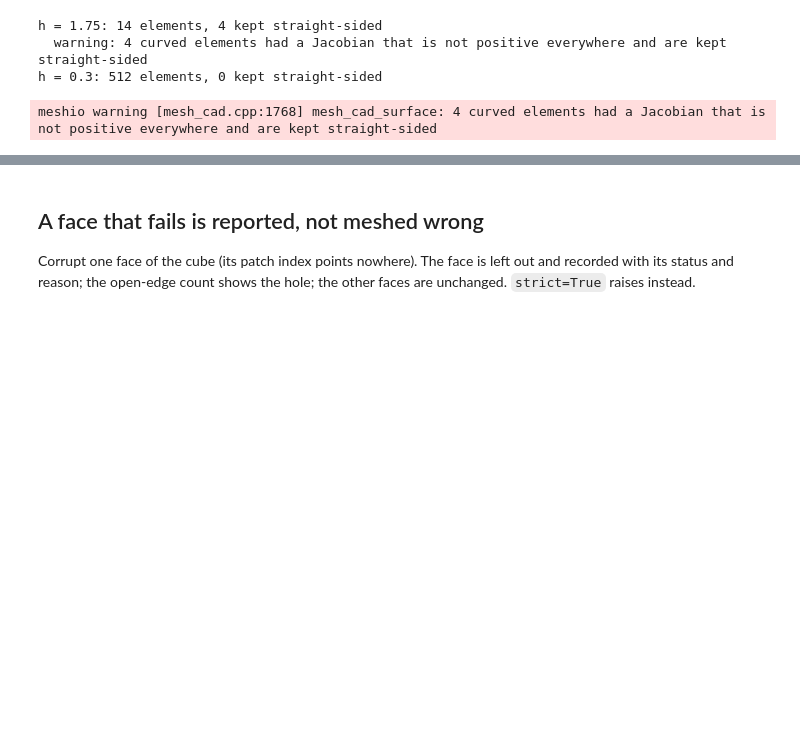
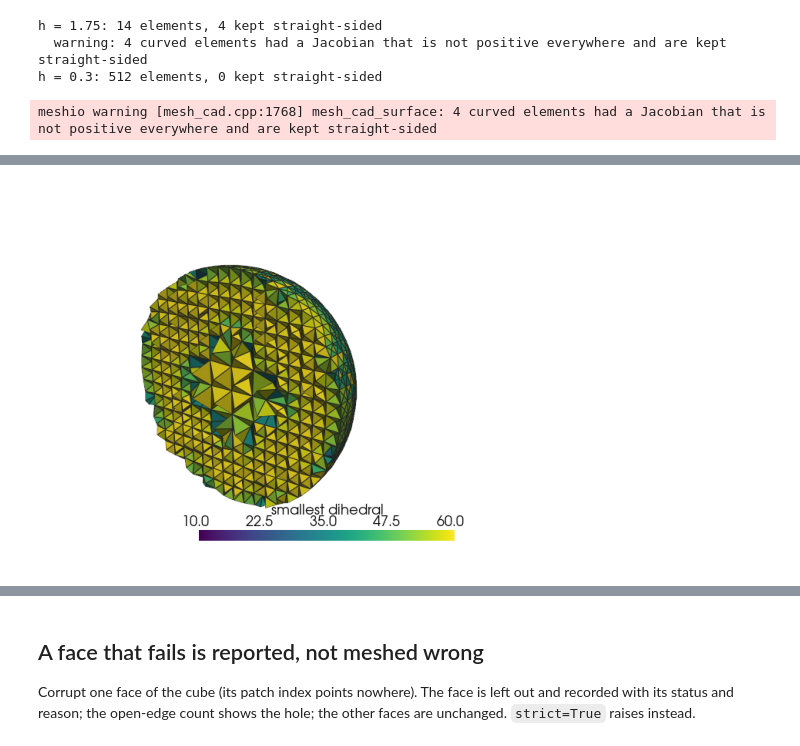
Before and after one commit to loumalouomega/meshioplusplus, a Jupyter notebook: example/python/42_mesh_cad_surface.ipynb, the cells around one changed output, grey strips where cells are left out. Drawn from its saved outputs; the diff is of its cells as text; code cells hidden in the pictures; blank space fills up the shorter version.

```diff
--- a/example/python/42_mesh_cad_surface.ipynb
+++ b/example/python/42_mesh_cad_surface.ipynb
@@ -629,0 +634,81 @@ meshio warning [mesh_cad.cpp:1768] mesh_cad_surface: 4 curved elements had a Jac
+# %%
+def tet_volume(mesh):
+    p = np.asarray(mesh.points)
+    t = np.concatenate([c.data for c in mesh.cells if c.type == 'tetra'])
+    a, b, d = p[t[:, 1]] - p[t[:, 0]], p[t[:, 2]] - p[t[:, 0]], p[t[:, 3]] - p[t[:, 0]]
+    return np.abs(np.einsum('ij,ij->i', a, np.cross(b, d))).sum() / 6.0, t
+
+
+def min_dihedrals(p, t):
+    """Each tetrahedron's smallest dihedral angle, in degrees."""
+    x = p[t]
+    faces = [(1, 2, 3), (0, 2, 3), (0, 1, 3), (0, 1, 2)]
+    n = []
+    for opposite, (i, j, k) in enumerate(faces):
+        v = np.cross(x[:, j] - x[:, i], x[:, k] - x[:, i])
+        inward = np.einsum('ij,ij->i', v, x[:, opposite] - x[:, i]) > 0
+        v[inward] *= -1  # every normal outward
+        n.append(v / np.linalg.norm(v, axis=1)[:, None])
+    ang = [180.0 - np.degrees(np.arccos(np.clip(np.einsum('ij,ij->i', n[a], n[b]), -1, 1)))
+           for a in range(4) for b in range(a + 1, 4)]
+    return np.min(ang, axis=0), np.max(ang, axis=0)
+
+
+h = 0.2
+volumes = {}
+for name, gradings in (('sphere', ('graded', 'uniform')), ('unit_cube', ('uniform',))):
+    skin = mp.mesh_cad_surface(solids[name], h, min_angle=25)
+    for grading in gradings:
+        vol, rep = mp.octree_mesh(skin, skin_grading=grading, surface_size=h, return_report=True)
+        v, t = tet_volume(vol)
+        volumes[name, grading] = (vol, t)
+        print(f"{name:9s} {grading:8s} {rep['num_tetrahedra']:6d} tets  volume {v:.6f} "
+              f"(skin {measure(skin)[1]:.6f})  boundary within {rep['hausdorff_to_skin']:.4f} of the skin  "
+              f"dihedrals {rep['min_dihedral']:.1f}-{rep['max_dihedral']:.1f}  "
+              f"guarantee {rep['guarantee_applies']}")
+
+vol, t = volumes['sphere', 'uniform']
+p = np.asarray(vol.points)
+lo, hi = min_dihedrals(p, t)
+keep = p[t].mean(axis=1)[:, 0] < 0.0  # cut the sphere open at x = 0
+if GL:
+    grid = to_pyvista(vol).extract_cells_by_type(pv.CellType.TETRA)
+    grid.cell_data['min dihedral'] = lo
+    cut = grid.extract_cells(np.flatnonzero(keep))
+    pl = pv.Plotter(off_screen=True, window_size=(560, 480))
+    pl.add_mesh(cut, scalars='min dihedral', cmap='viridis', clim=(10, 60), show_edges=True,
+                edge_color='#222222', line_width=0.3, scalar_bar_args={'title': 'smallest dihedral'})
+    pl.view_yz()  # look at the cut from +x
+    pl.camera.azimuth, pl.camera.elevation = 35, 20
+    pl.reset_camera()
+    img = pl.screenshot(return_img=True)
+    pl.close()
+    save_img('mesh_cad_volume', img)
+    plt.figure(figsize=(5.6, 4.8)); plt.imshow(img); plt.axis('off'); plt.show()
+else:
+    # The faces on the cut x = 0, coloured by their tetrahedron's smallest angle.
+    on_cut = keep & (p[t].mean(axis=1)[:, 0] > -0.08)
+    fig = plt.figure(figsize=(5.6, 4.8))
+    ax = fig.add_subplot(projection='3d')
+    tris = np.concatenate([p[t[on_cut]][:, f] for f in ([0, 1, 2], [0, 1, 3], [0, 2, 3], [1, 2, 3])])
+    colours = plt.get_cmap('viridis')(np.clip((np.tile(lo[on_cut], 4) - 10) / 50, 0, 1))
+    ax.add_collection3d(Poly3DCollection(tris, facecolors=colours, edgecolors='k', linewidths=0.05))
+    ax.set_xlim(-1, 1); ax.set_ylim(-1, 1); ax.set_zlim(-1, 1); ax.set_box_aspect((1, 1, 1))
+    ax.view_init(elev=20, azim=35); ax.set_axis_off()
+    ax.set_title('the sphere filled, cut at x = 0: smallest dihedral 10-60 degrees', fontsize=9)
+    save_img('mesh_cad_volume')
+    plt.show()
+
+fig, axes = plt.subplots(1, 2, figsize=(9.5, 3.2), sharey=True)
+for ax, grading in zip(axes, ('graded', 'uniform')):
+    vol, t = volumes['sphere', grading]
+    lo, hi = min_dihedrals(np.asarray(vol.points), t)
+    ax.hist(np.r_[lo, hi], bins=np.arange(0, 181, 5), color='#3b6ea8')
+    ax.axvspan(10.7, 164.8, color='#f4b942', alpha=0.15, label='stuffing bound')
+    ax.set_title(f'sphere, {grading} skin: extreme dihedrals {lo.min():.1f}-{hi.max():.1f}', fontsize=9)
+    ax.set_xlabel('smallest and largest dihedral angle of each tetrahedron (degrees)', fontsize=8)
+axes[0].set_ylabel('tetrahedra'); axes[1].legend(fontsize=8)
+plt.tight_layout()
+save_img('mesh_cad_volume_dihedrals')
+plt.show()
+# %% [output]
@@ -629,0 +720 @@ meshio warning [mesh_cad.cpp:1768] mesh_cad_surface: 4 curved elements had a Jac
+[figure, added]
```
Also changed, not shown: parts of 3 cells of this notebook, 6 other files.
